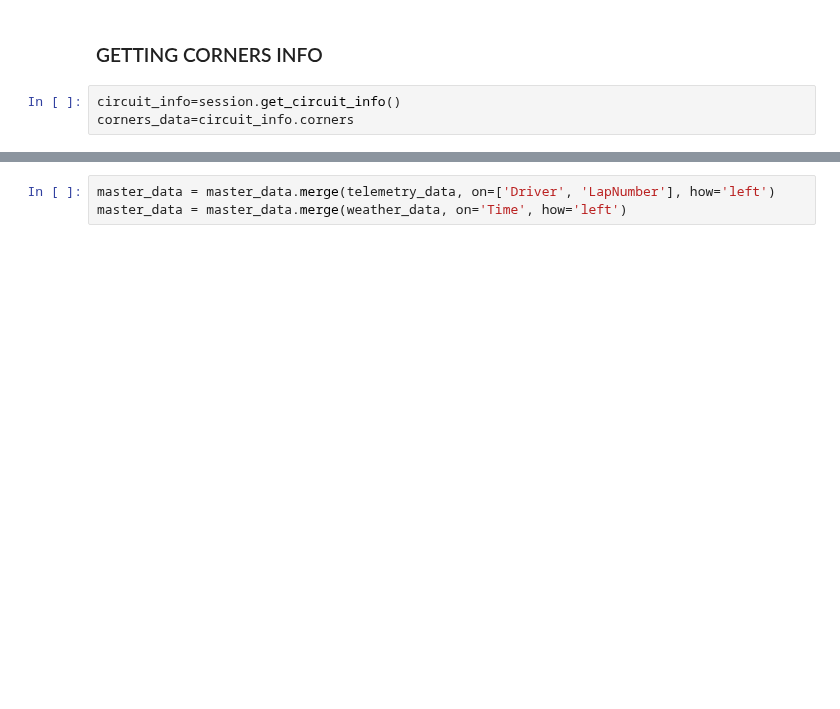
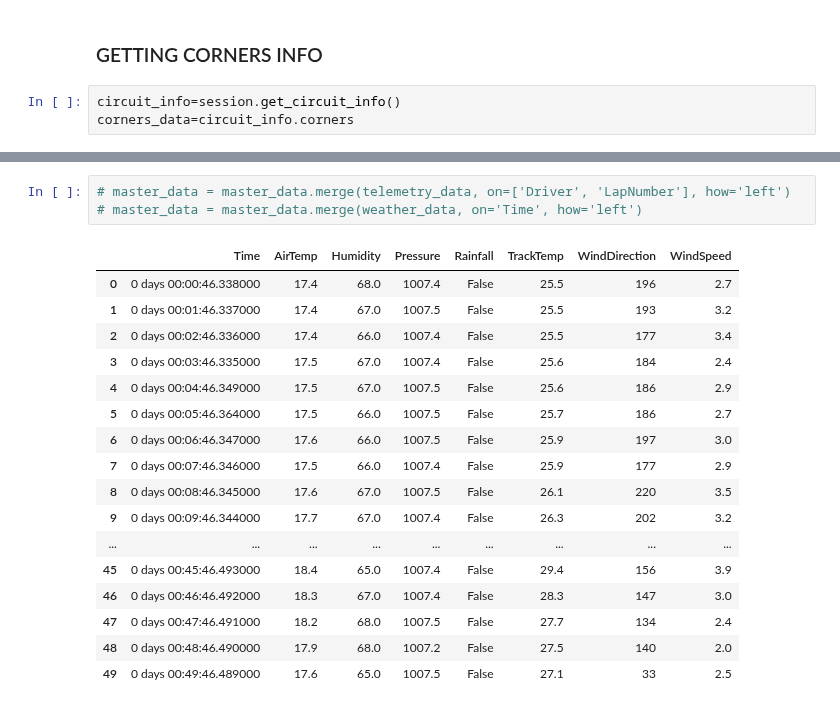
Before and after one commit to PrabhuPugal/Virtual-Race-Engineer, a Jupyter notebook: Virtual Race Engineer.ipynb, the cells around one changed output, grey strips where cells are left out. Drawn from its saved outputs; the diff is of its cells as text; blank space fills up the shorter version.

```diff
--- a/Virtual Race Engineer.ipynb
+++ b/Virtual Race Engineer.ipynb
@@ -200,3 +160,21 @@ master_data
 # %%
-master_data = master_data.merge(telemetry_data, on=['Driver', 'LapNumber'], how='left')
-master_data = master_data.merge(weather_data, on='Time', how='left')
+# master_data = master_data.merge(telemetry_data, on=['Driver', 'LapNumber'], how='left')
+# master_data = master_data.merge(weather_data, on='Time', how='left')
+# %% [output]
+|  | Time | AirTemp | Humidity | Pressure | Rainfall | TrackTemp | WindDirection | WindSpeed |
+| 0 | 0 days 00:00:46.338000 | 17.4 | 68.0 | 1007.4 | False | 25.5 | 196 | 2.7 |
+| 1 | 0 days 00:01:46.337000 | 17.4 | 67.0 | 1007.5 | False | 25.5 | 193 | 3.2 |
+| 2 | 0 days 00:02:46.336000 | 17.4 | 66.0 | 1007.4 | False | 25.5 | 177 | 3.4 |
+| 3 | 0 days 00:03:46.335000 | 17.5 | 67.0 | 1007.4 | False | 25.6 | 184 | 2.4 |
+| 4 | 0 days 00:04:46.349000 | 17.5 | 67.0 | 1007.5 | False | 25.6 | 186 | 2.9 |
+| 5 | 0 days 00:05:46.364000 | 17.5 | 66.0 | 1007.5 | False | 25.7 | 186 | 2.7 |
+| 6 | 0 days 00:06:46.347000 | 17.6 | 66.0 | 1007.5 | False | 25.9 | 197 | 3.0 |
+| 7 | 0 days 00:07:46.346000 | 17.5 | 66.0 | 1007.4 | False | 25.9 | 177 | 2.9 |
+| 8 | 0 days 00:08:46.345000 | 17.6 | 67.0 | 1007.5 | False | 26.1 | 220 | 3.5 |
+| 9 | 0 days 00:09:46.344000 | 17.7 | 67.0 | 1007.4 | False | 26.3 | 202 | 3.2 |
+| ... | ... | ... | ... | ... | ... | ... | ... | ... |
+| 45 | 0 days 00:45:46.493000 | 18.4 | 65.0 | 1007.4 | False | 29.4 | 156 | 3.9 |
+| 46 | 0 days 00:46:46.492000 | 18.3 | 67.0 | 1007.4 | False | 28.3 | 147 | 3.0 |
+| 47 | 0 days 00:47:46.491000 | 18.2 | 68.0 | 1007.5 | False | 27.7 | 134 | 2.4 |
+| 48 | 0 days 00:48:46.490000 | 17.9 | 68.0 | 1007.2 | False | 27.5 | 140 | 2.0 |
+| 49 | 0 days 00:49:46.489000 | 17.6 | 65.0 | 1007.5 | False | 27.1 | 33 | 2.5 |
```
Also changed, not shown: parts of 7 cells of this notebook, 1 other file.
